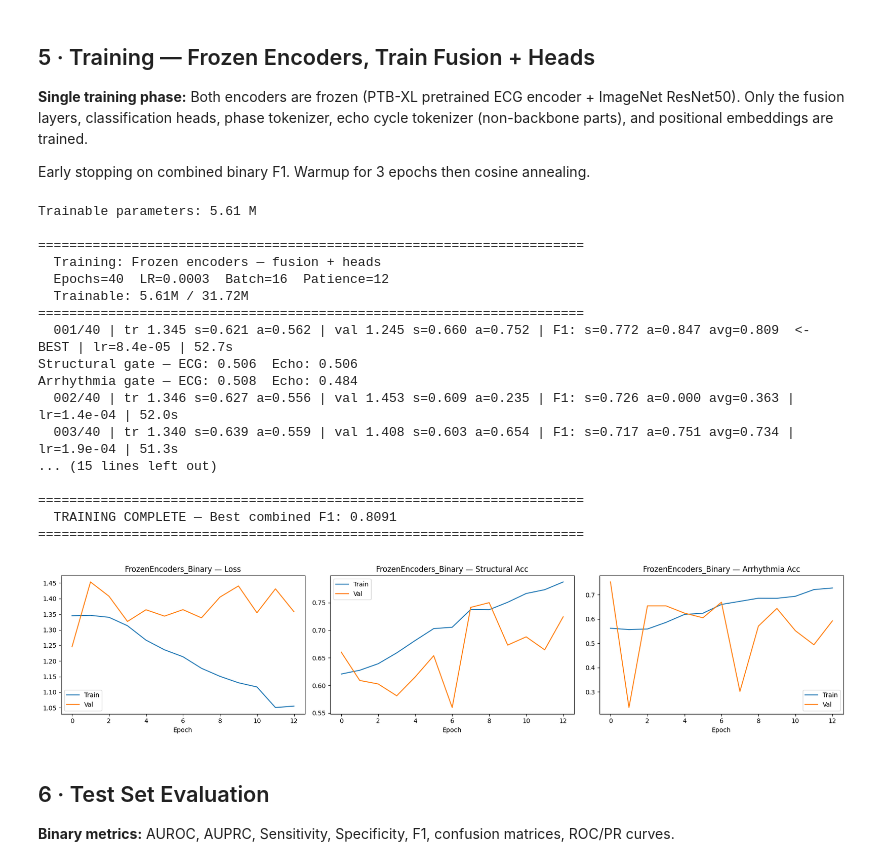
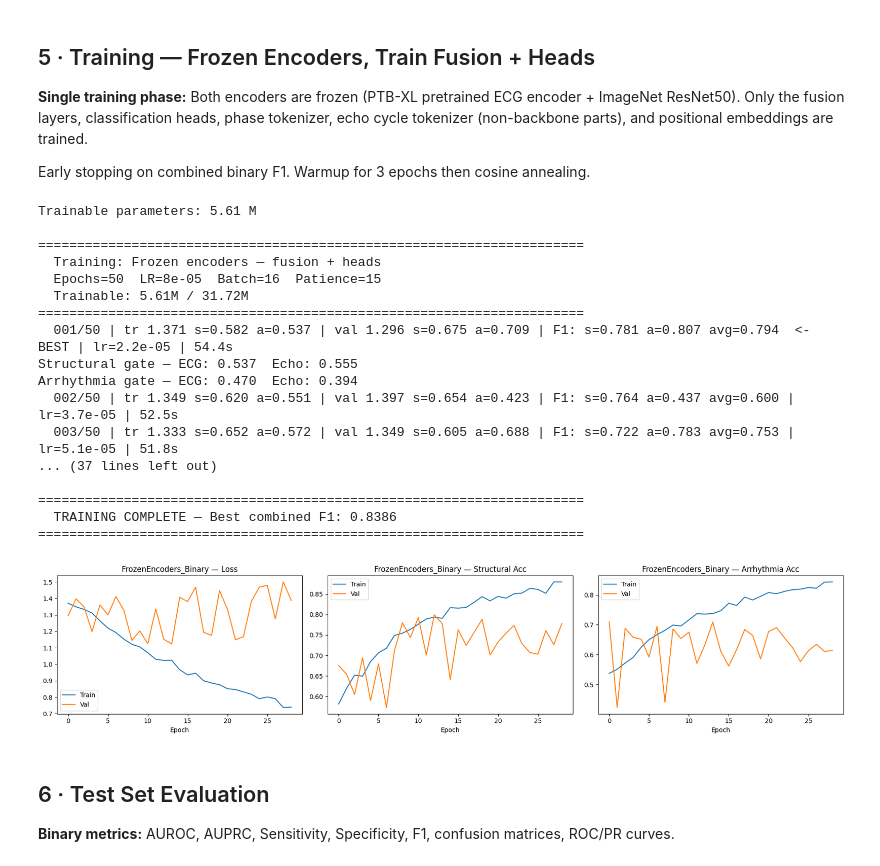
Before and after one commit to AnwarMer/Fusion, a Jupyter notebook: fusion_model_v6_binary_test.ipynb, the cells around one changed output. Cells and saved outputs as stored; diff of their text form; code cells hidden in the pictures.

```diff
--- a/fusion_model_v6_binary_test.ipynb
+++ b/fusion_model_v6_binary_test.ipynb
@@ -100,9 +100,9 @@ ECG_TRANS_LAYERS = 2     # was 1 in V5 — matches PTB-XL pretrained encoder
 
 # ── Training (single stage — encoders frozen) ────────────────────────────────
 BATCH_SIZE = 16
-EPOCHS     = 40
-LR         = 3e-4
-PATIENCE   = 12
+EPOCHS     = 50
+LR         = 8e-5
+PATIENCE   = 15
 SEED       = 42
 
 random.seed(SEED)
@@ -922,7 +922,7 @@ no_decay_params = [p for n, p in model.named_parameters()
                    if p.requires_grad and any(nd in n for nd in no_decay_names)]
 
 optimizer = torch.optim.AdamW([
-    {'params': decay_params,    'weight_decay': 1e-2},
+    {'params': decay_params,    'weight_decay': 0.05},
     {'params': no_decay_params, 'weight_decay': 0.0},
 ], lr=LR)
 
@@ -969,42 +969,42 @@ for ep in range(1, EPOCHS + 1):
         no_improve += 1
 
     cur_lr = optimizer.param_groups[0]['lr']
     print(f"  {ep:03d}/{EPOCHS} | "
           f"tr {tl:.3f} s={tsa:.3f} a={taa:.3f} | "
           f"val {vl:.3f} s={vsa:.3f} a={vaa:.3f} | "
           f"F1: s={sf1:.3f} a={af1:.3f} avg={combined_f1:.3f}{flag} | "
           f"lr={cur_lr:.1e} | {time.time()-t0:.1f}s")
 
     if ep % 5 == 0 or ep == 1:
         model.gate_summary()
 
     if no_improve >= PATIENCE:
         print(f"  Early stopping at epoch {ep}")
         break
 
 print(f"\n{'='*70}")
 print(f"  TRAINING COMPLETE — Best combined F1: {best_combined_f1:.4f}")
 print(f"{'='*70}")
 plot_history_mt(history, 'FrozenEncoders_Binary')
 # %% [output]
 Trainable parameters: 5.61 M
 
 ======================================================================
   Training: Frozen encoders — fusion + heads
-  Epochs=40  LR=0.0003  Batch=16  Patience=12
+  Epochs=50  LR=8e-05  Batch=16  Patience=15
   Trainable: 5.61M / 31.72M
 ======================================================================
-  001/40 | tr 1.345 s=0.621 a=0.562 | val 1.245 s=0.660 a=0.752 | F1: s=0.772 a=0.847 avg=0.809  <- BEST | lr=8.4e-05 | 52.7s
-Structural gate — ECG: 0.506  Echo: 0.506
-Arrhythmia gate — ECG: 0.508  Echo: 0.484
-  002/40 | tr 1.346 s=0.627 a=0.556 | val 1.453 s=0.609 a=0.235 | F1: s=0.726 a=0.000 avg=0.363 | lr=1.4e-04 | 52.0s
-  003/40 | tr 1.340 s=0.639 a=0.559 | val 1.408 s=0.603 a=0.654 | F1: s=0.717 a=0.751 avg=0.734 | lr=1.9e-04 | 51.3s
-... (15 lines left out)
+  001/50 | tr 1.371 s=0.582 a=0.537 | val 1.296 s=0.675 a=0.709 | F1: s=0.781 a=0.807 avg=0.794  <- BEST | lr=2.2e-05 | 54.4s
+Structural gate — ECG: 0.537  Echo: 0.555
+Arrhythmia gate — ECG: 0.470  Echo: 0.394
+  002/50 | tr 1.349 s=0.620 a=0.551 | val 1.397 s=0.654 a=0.423 | F1: s=0.764 a=0.437 avg=0.600 | lr=3.7e-05 | 52.5s
+  003/50 | tr 1.333 s=0.652 a=0.572 | val 1.349 s=0.605 a=0.688 | F1: s=0.722 a=0.783 avg=0.753 | lr=5.1e-05 | 51.8s
+... (37 lines left out)
 
 ======================================================================
-  TRAINING COMPLETE — Best combined F1: 0.8091
+  TRAINING COMPLETE — Best combined F1: 0.8386
 ======================================================================
-[figure, old version]
+[figure, new version]
 # %% [markdown]
 ## 6 · Test Set Evaluation
 
```
Also changed, not shown: parts of 5 cells of this notebook, 1 other file.
